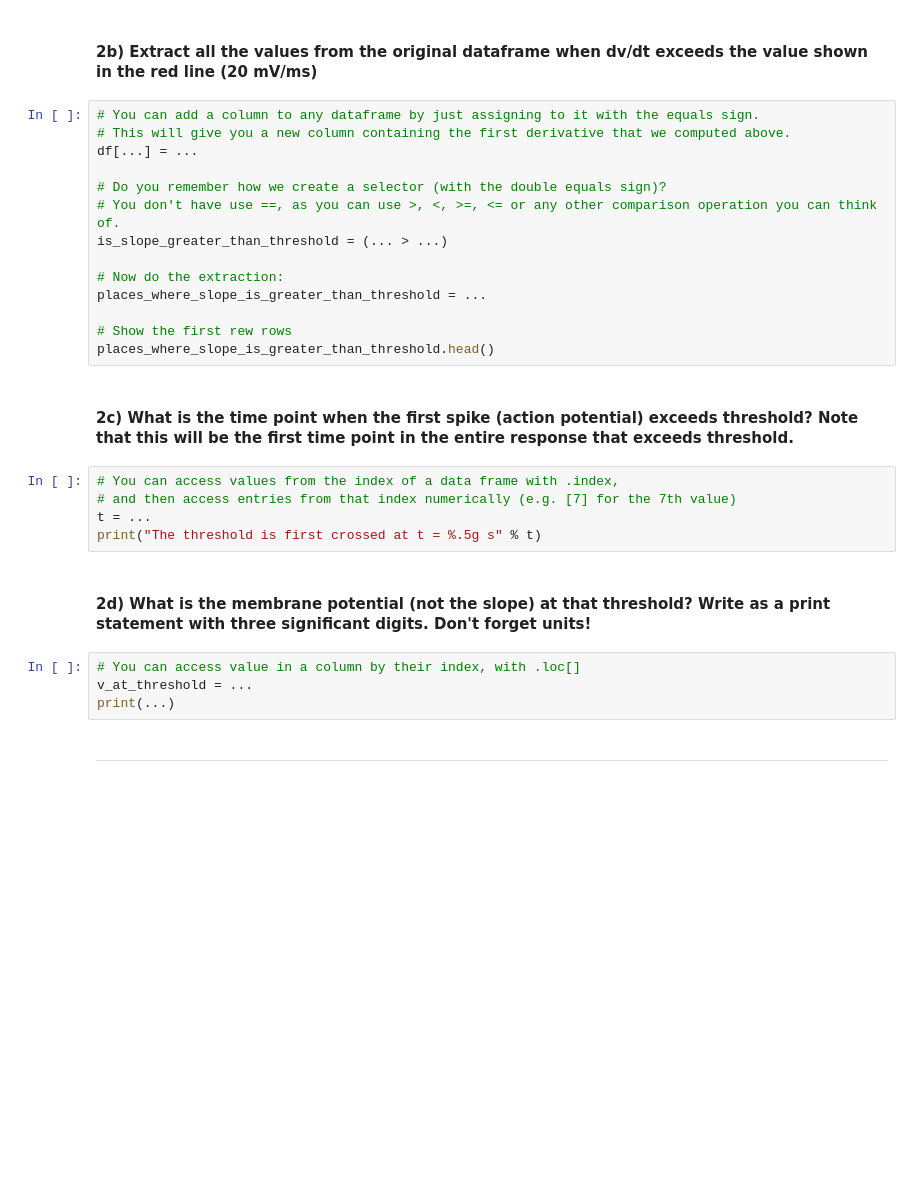
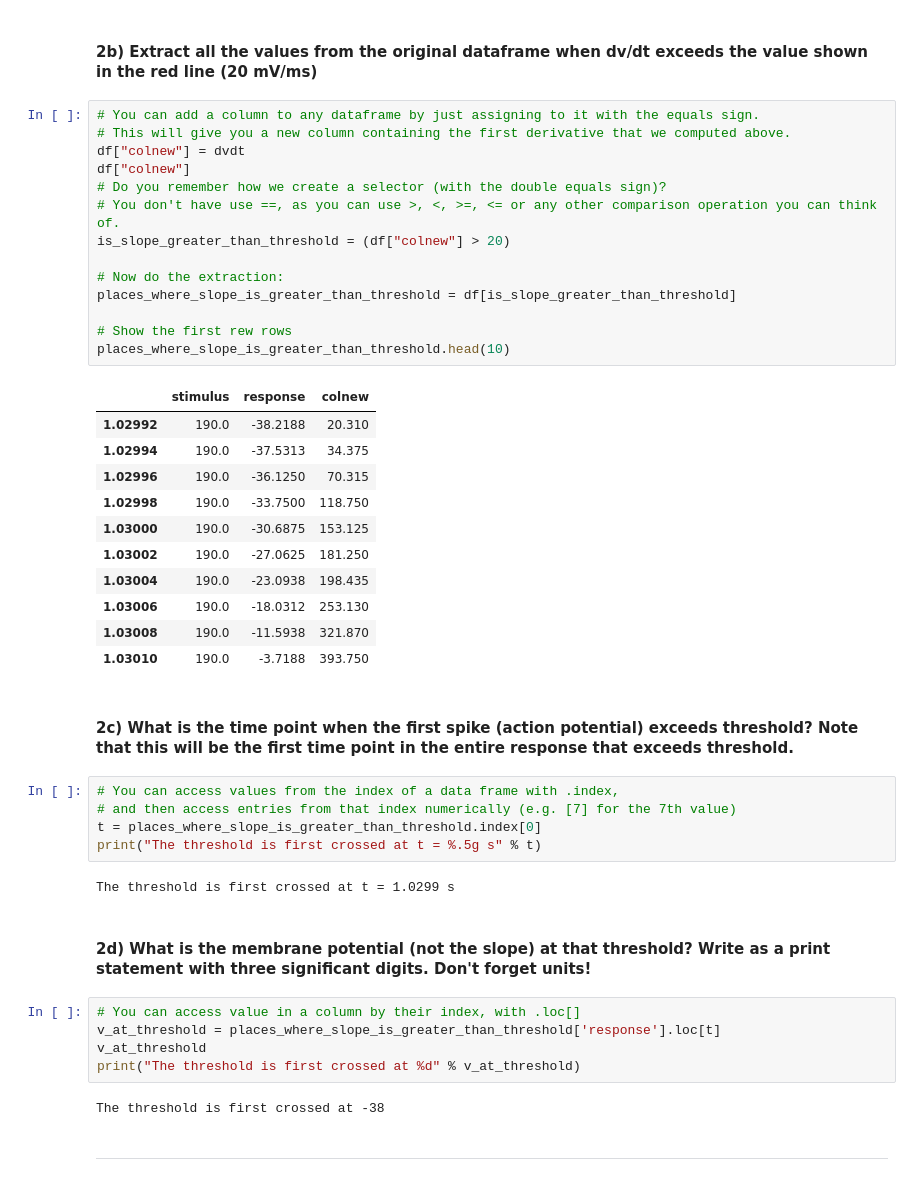
Before and after one commit to nmuthuk1/Python-Basics-HW, a Jupyter notebook: Copy_of_neurons_exercises.ipynb, the cells around one changed output. Saved outputs shown, nothing was run; the diff lists cells and outputs as text; blank space fills up the shorter version.

```diff
--- a/Copy_of_neurons_exercises.ipynb
+++ b/Copy_of_neurons_exercises.ipynb
@@ -198,30 +207,47 @@ plt.plot([0,2],[20,20],'--r');
 # %%
 # You can add a column to any dataframe by just assigning to it with the equals sign.
 # This will give you a new column containing the first derivative that we computed above.
-df[...] = ...
-
+df["colnew"] = dvdt
+df["colnew"]
 # Do you remember how we create a selector (with the double equals sign)?
 # You don't have use ==, as you can use >, <, >=, <= or any other comparison operation you can think of.
-is_slope_greater_than_threshold = (... > ...)
+is_slope_greater_than_threshold = (df["colnew"] > 20)
 
 # Now do the extraction:
-places_where_slope_is_greater_than_threshold = ...
+places_where_slope_is_greater_than_threshold = df[is_slope_greater_than_threshold]
 
 # Show the first rew rows
-places_where_slope_is_greater_than_threshold.head()
+places_where_slope_is_greater_than_threshold.head(10)
+# %% [output]
+|  | stimulus | response | colnew |
+| 1.02992 | 190.0 | -38.2188 | 20.310 |
+| 1.02994 | 190.0 | -37.5313 | 34.375 |
+| 1.02996 | 190.0 | -36.1250 | 70.315 |
+| 1.02998 | 190.0 | -33.7500 | 118.750 |
+| 1.03000 | 190.0 | -30.6875 | 153.125 |
+| 1.03002 | 190.0 | -27.0625 | 181.250 |
+| 1.03004 | 190.0 | -23.0938 | 198.435 |
+| 1.03006 | 190.0 | -18.0312 | 253.130 |
+| 1.03008 | 190.0 | -11.5938 | 321.870 |
+| 1.03010 | 190.0 | -3.7188 | 393.750 |
 # %% [markdown]
 #### 2c) What is the time point when the first spike (action potential) exceeds threshold?  Note that this will be the first time point in the entire response that exceeds threshold.
 # %%
 # You can access values from the index of a data frame with .index,
 # and then access entries from that index numerically (e.g. [7] for the 7th value)
-t = ...
+t = places_where_slope_is_greater_than_threshold.index[0]
 print("The threshold is first crossed at t = %.5g s" % t)
+# %% [output]
+The threshold is first crossed at t = 1.0299 s
 # %% [markdown]
 #### 2d) What is the membrane potential (not the slope) at that threshold?  Write as a print statement with three significant digits.  Don't forget units!
 # %%
 # You can access value in a column by their index, with .loc[]
-v_at_threshold = ...
-print(...)
+v_at_threshold = places_where_slope_is_greater_than_threshold['response'].loc[t]
+v_at_threshold
+print("The threshold is first crossed at %d" % v_at_threshold)
+# %% [output]
+The threshold is first crossed at -38
 # %% [markdown]
 <hr>
 # %% [markdown]
```
Also changed, not shown: parts of 13 cells of this notebook.
